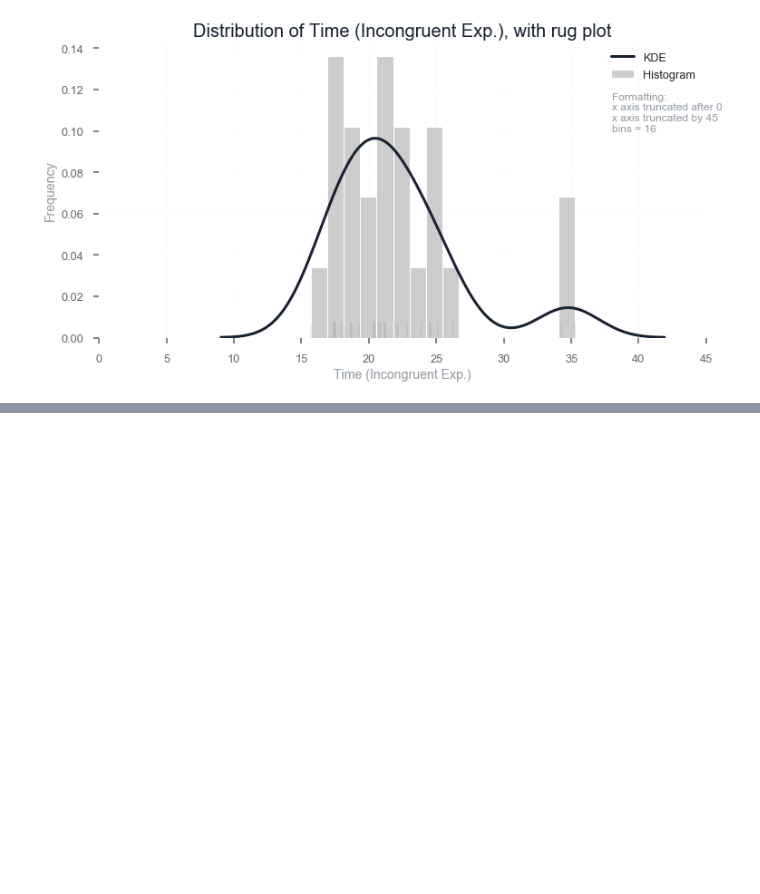
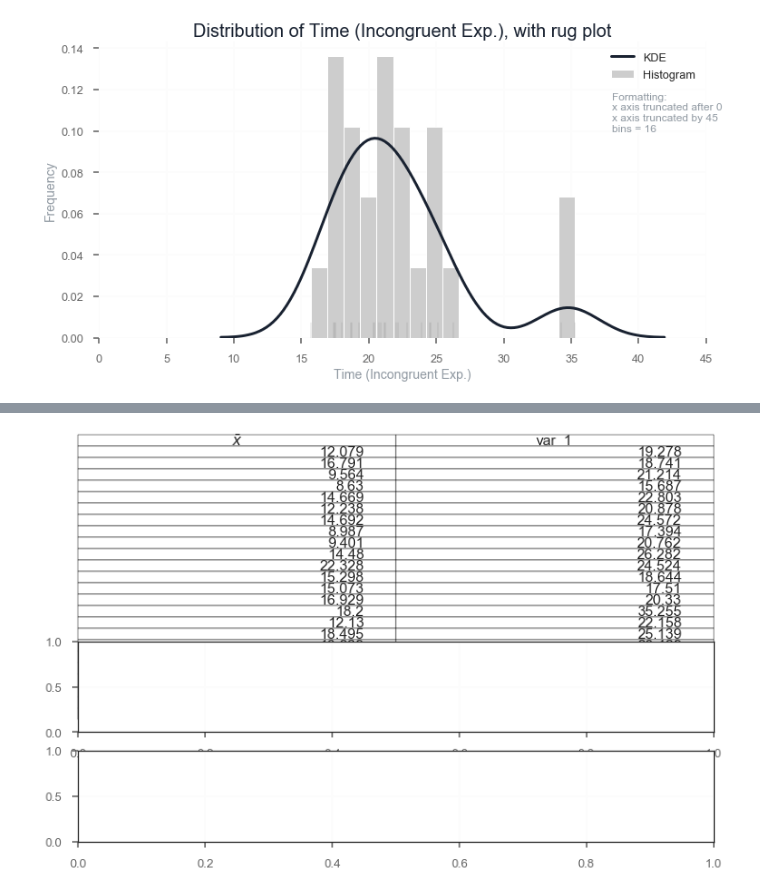
Before and after one commit to AdmcCarthy/Stroop_Effect, a Jupyter notebook: resources/ipython_notebook/Stroop Experiment.ipynb, the cells around one changed output, grey strips where cells are left out. Cells and saved outputs as stored; diff of their text form; code cells hidden in the pictures; blank space fills up the shorter version.

```diff
--- a/resources/ipython_notebook/Stroop Experiment.ipynb
+++ b/resources/ipython_notebook/Stroop Experiment.ipynb
@@ -41,0 +142,9 @@ univariate(df["Incongruent"], "Time (Incongruent Exp.)", bin_n=16, x_truncation_
+# %%
+fig, axs =plt.subplots(3,1)
+
+data = df.values
+collabel=(r'$\bar x$', "var_1", "var_2")
+axs[0].axis('off')
+central_tendancy = axs[0].table(cellText=data, colLabels=collabel, loc='center')
+# %% [output]
+[figure, added]
```
Also changed, not shown: parts of 5 cells of this notebook, 1 other file.
